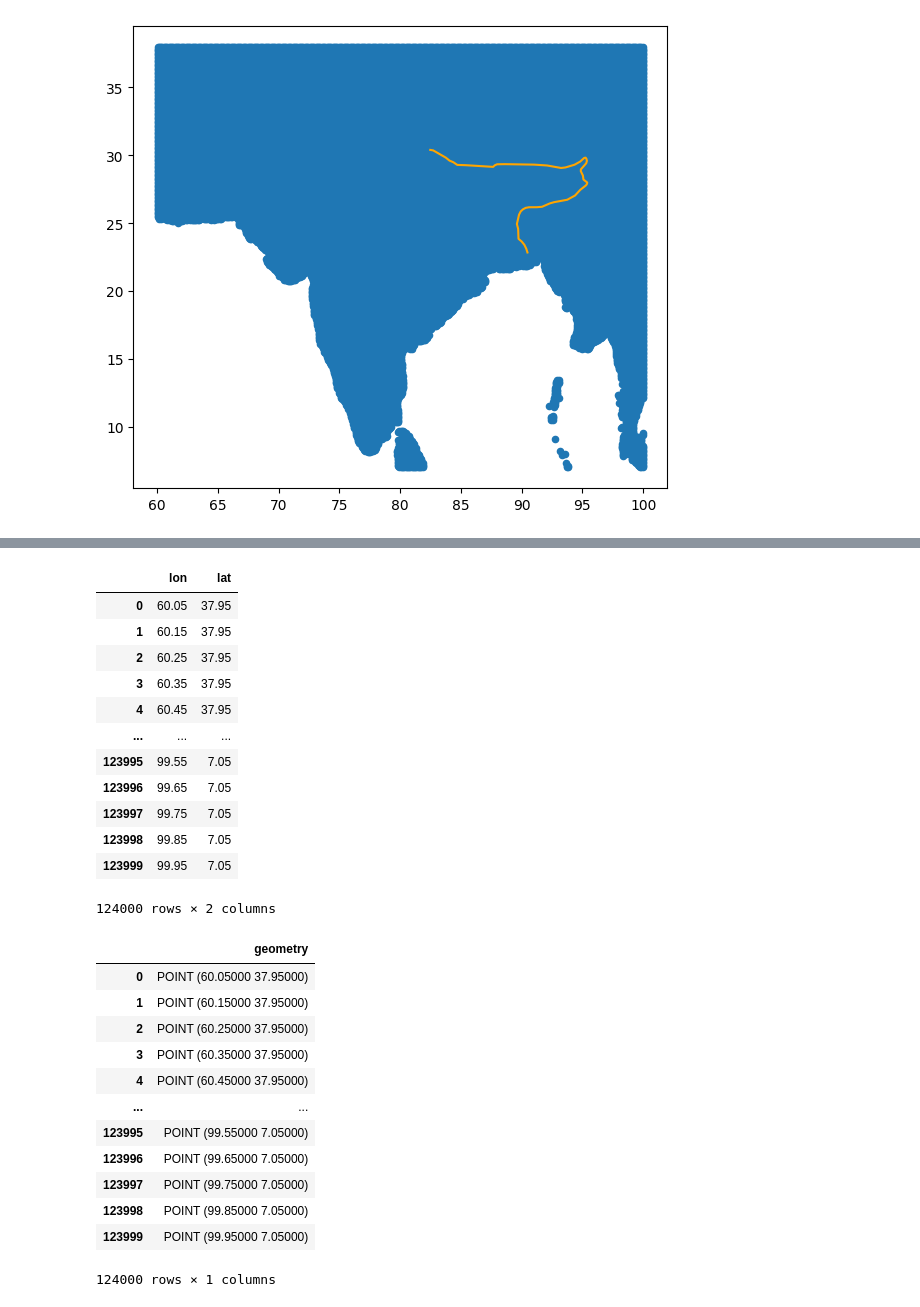
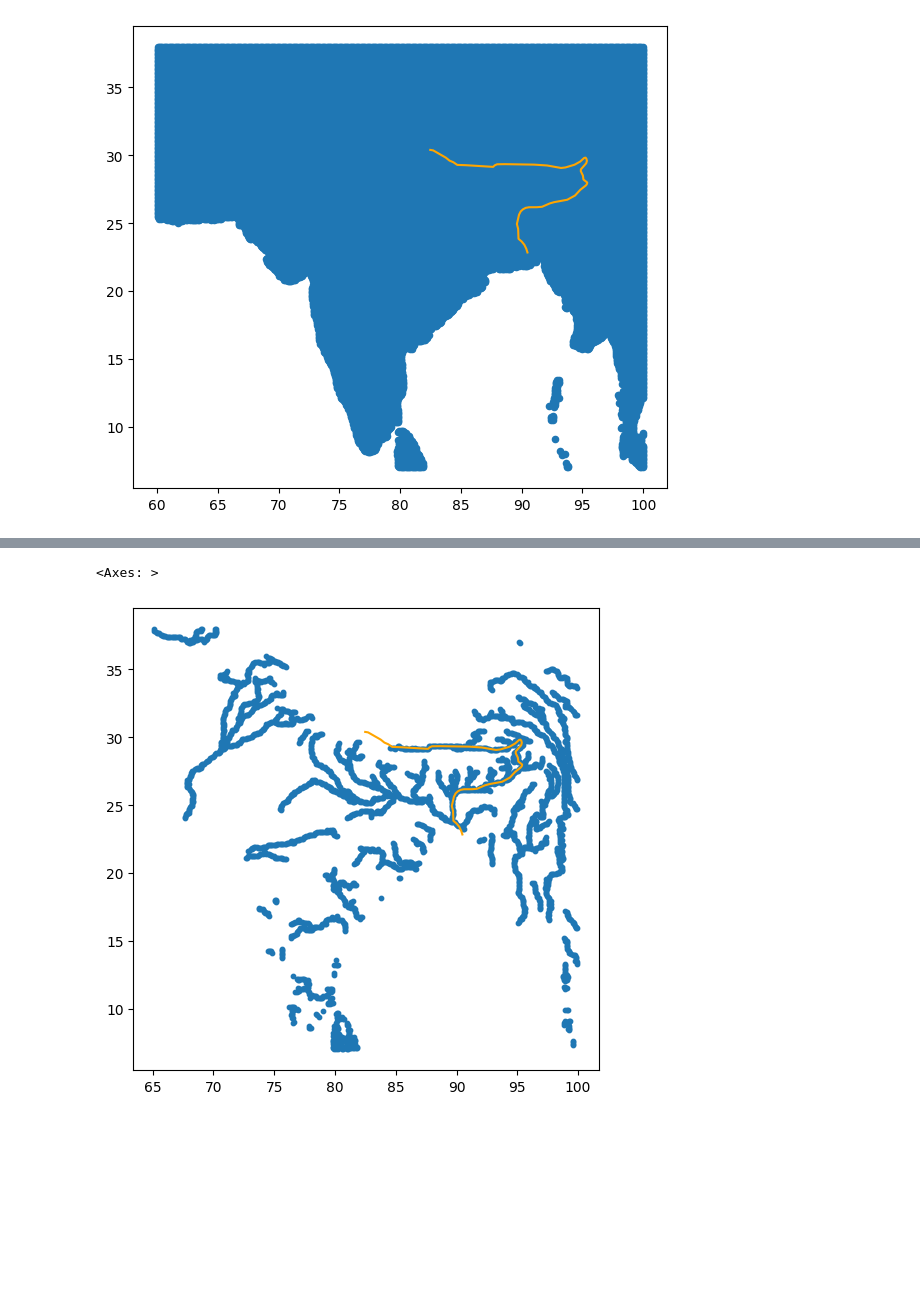
Before and after one commit to PaulNitschke/DS-Brahmaputra-River, a Jupyter notebook: notebooks/geo_exploration.ipynb, the cells around one changed output, grey strips where cells are left out. Saved outputs shown, nothing was run; the diff lists cells and outputs as text; code cells hidden in the pictures; blank space fills up the shorter version.

Commit message:
Updated data filtering and maps

```diff
--- a/notebooks/geo_exploration.ipynb
+++ b/notebooks/geo_exploration.ipynb
@@ -121,40 +105,0 @@ gdf.plot(ax=ax, markersize=5, label='Pos');
-# %%
-import geopandas as gpd
-from shapely.geometry import Point
-import numpy as np
-import matplotlib.pyplot as plt
-
-# Load river map
-river_map = gpd.read_file('../data/centerlines_data/ne_110m_rivers_lake_centerlines.shp')
-brahmaputra = river_map[river_map['name'] == 'Brahmaputra']
-
-# Create the figure and axis
-fig, ax = plt.subplots(figsize=(15, 6))
-
-# Plot Brahmaputra river
-brahmaputra.plot(ax=ax)
-
-# Flatten lon and lat arrays
-valid_lon_values_flat = valid_lon_values.flatten()
-valid_lat_values_flat = valid_lat_values.flatten()
-
-# Create DataFrame with valid lon and lat values
-df = pd.DataFrame({'lon': valid_lon_values_flat, 'lat': valid_lat_values_flat})
-
-# drop missing
-df.replace(1e20, np.nan, inplace=True)
-df.dropna(inplace=True)
-
-# Create GeoDataFrame with geometry column
-geometry = [Point(xy) for xy in zip(df['lon'], df['lat'])]
-gdf = gpd.GeoDataFrame(geometry, columns=['geometry'], crs=river_map.crs)
-
-# Plot discharge data on top of the river map
-gdf.plot(ax=ax, markersize=5, color='red', label='Discharge Points')
-
-# Set plot title and legend
-plt.title('Brahmaputra River with Discharge Data Points')
-plt.legend()
-
-# Show plot
-plt.show()
@@ -163,32 +106,8 @@ plt.show()
-# %%
-df
-# %% [output]
-|  | lon | lat |
-| 0 | 60.05 | 37.95 |
-| 1 | 60.15 | 37.95 |
-| 2 | 60.25 | 37.95 |
-| 3 | 60.35 | 37.95 |
-| 4 | 60.45 | 37.95 |
-| ... | ... | ... |
-| 123995 | 99.55 | 7.05 |
-| 123996 | 99.65 | 7.05 |
-| 123997 | 99.75 | 7.05 |
-| 123998 | 99.85 | 7.05 |
-| 123999 | 99.95 | 7.05 |
-124000 rows × 2 columns
-# %%
-gdf
-# %% [output]
-|  | geometry |
-| 0 | POINT (60.05000 37.95000) |
-| 1 | POINT (60.15000 37.95000) |
-| 2 | POINT (60.25000 37.95000) |
-| 3 | POINT (60.35000 37.95000) |
-| 4 | POINT (60.45000 37.95000) |
-| ... | ... |
-| 123995 | POINT (99.55000 7.05000) |
-| 123996 | POINT (99.65000 7.05000) |
-| 123997 | POINT (99.75000 7.05000) |
-| 123998 | POINT (99.85000 7.05000) |
-| 123999 | POINT (99.95000 7.05000) |
-124000 rows × 1 columns
+# %%
+fig, ax = plt.subplots(figsize=(13,6))
+
+geo_df[geo_df['dis24'] > 50].plot(ax=ax, markersize=10, marker='o')
+brahmaputra.plot(ax=ax, color='orange')
+# %% [output]
+<Axes: >
+[figure, added]
```
Also changed, not shown: parts of 9 cells of this notebook.
